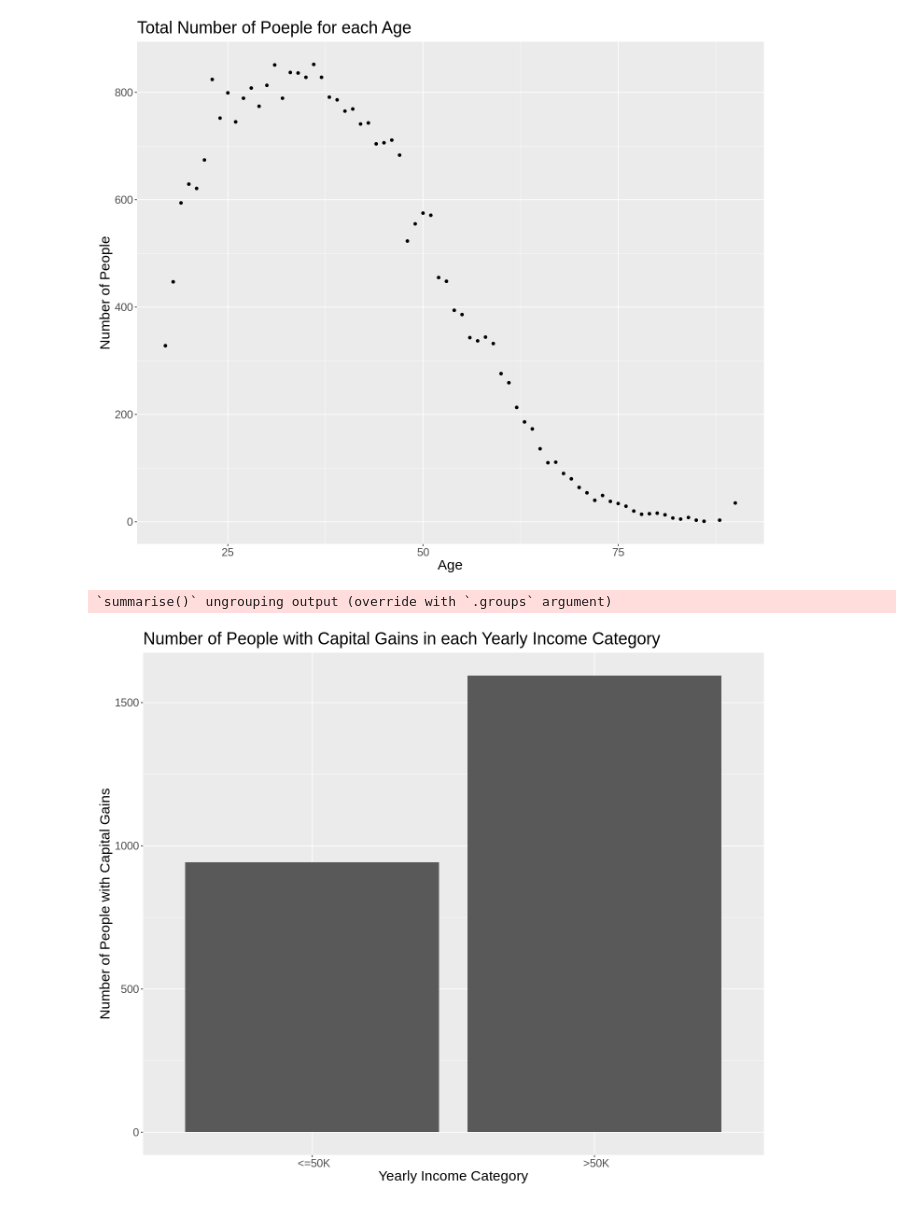
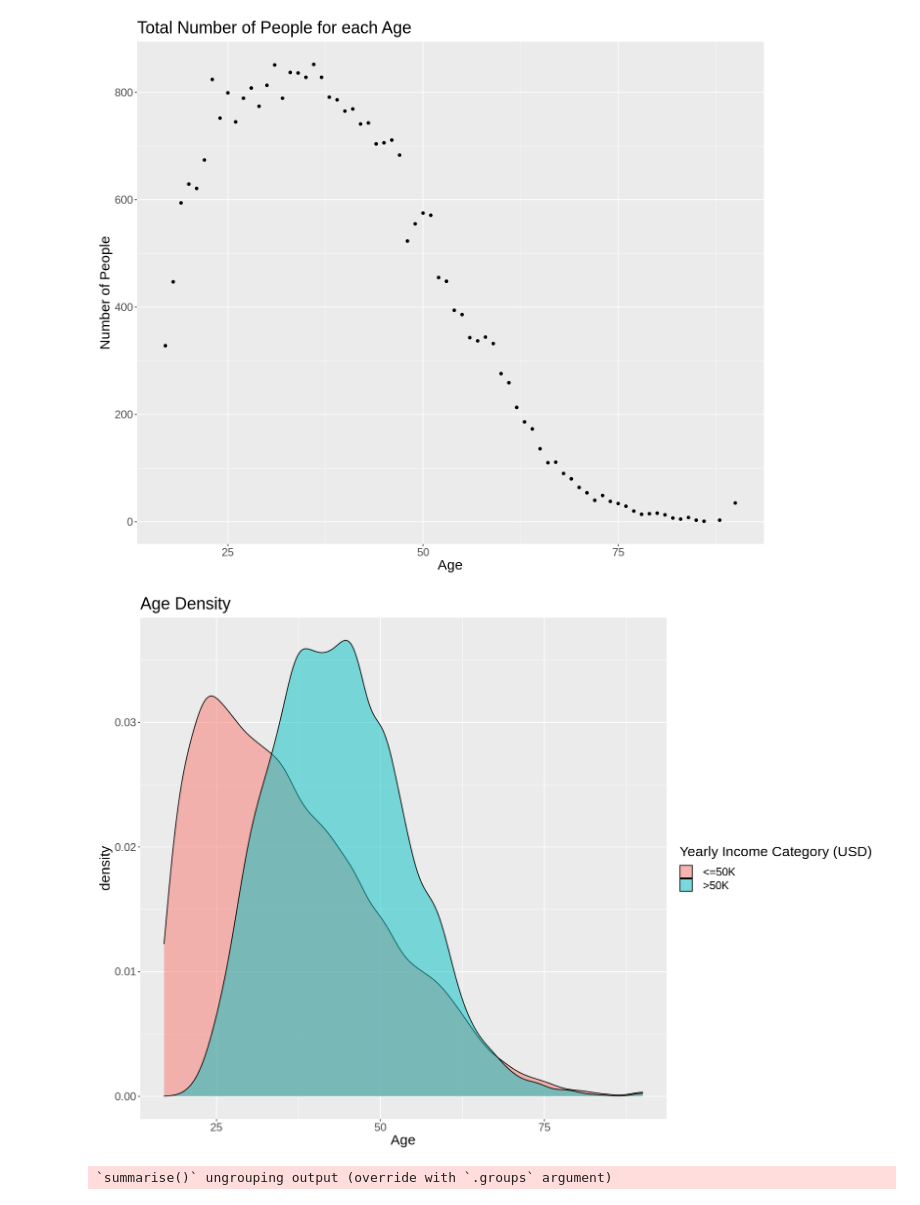
Before and after one commit to jasreetd/Group_Proposal, a Jupyter notebook: Riley.ipynb, the cells around one changed output. Drawn from its saved outputs; the diff is of its cells as text; code cells hidden in the pictures.

```diff
--- a/Riley.ipynb
+++ b/Riley.ipynb
@@ -91,3 +96,14 @@ adult_age_distribution
 # %% [output]
 `summarise()` ungrouping output (override with `.groups` argument)
 [figure]
+# %%
+options(repr.plot.width = 14, repr.plot.height = 10)
+adult_age_density <- adult_tidy %>%
+ggplot(aes(x = age, fill = label)) +
+    geom_density(alpha = 0.5) +
+    labs(x = "Age", fill = "Yearly Income Category (USD)") +
+    ggtitle("Age Density") +
+    theme(text = element_text(size = 18))
+adult_age_density
+# %% [output]
+[figure, added]
@@ -97,18 +120,14 @@ adult_capital_gains <- adult_tidy %>%
     group_by(label) %>%
     summarize(n = n())
 
-options(repr.plot.width = 12, repr.plot.height = 10)
 adult_bar_chart <- adult_capital_gains %>%
 ggplot(aes(x = label, y = n)) +
     geom_bar(stat = "identity") +
     labs(x = "Yearly Income Category", y = "Number of People with Capital Gains") +
     ggtitle("Number of People with Capital Gains in each Yearly Income Category") +
-    theme(text = element_text(size = 18))
-
-adult_bar_chart
+    theme(text = element_text(size = 22))
 # %% [output]
 `summarise()` ungrouping output (override with `.groups` argument)
-[figure, removed]
 # %%
 adult_average_cg <- adult_tidy %>%
     filter(capital_gain > 0) %>%
```
Also changed, not shown: parts of 17 cells of this notebook, 1 other file.
